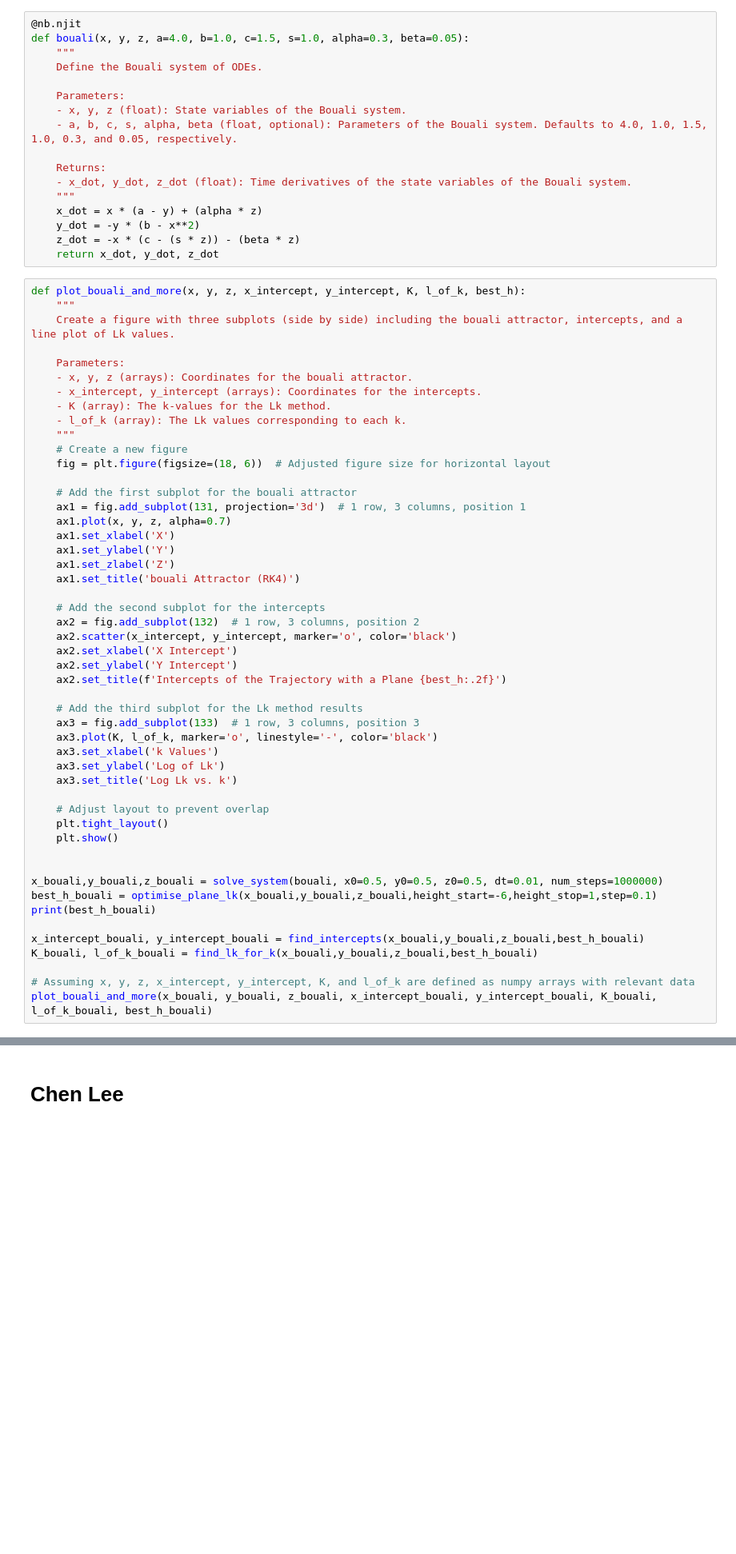
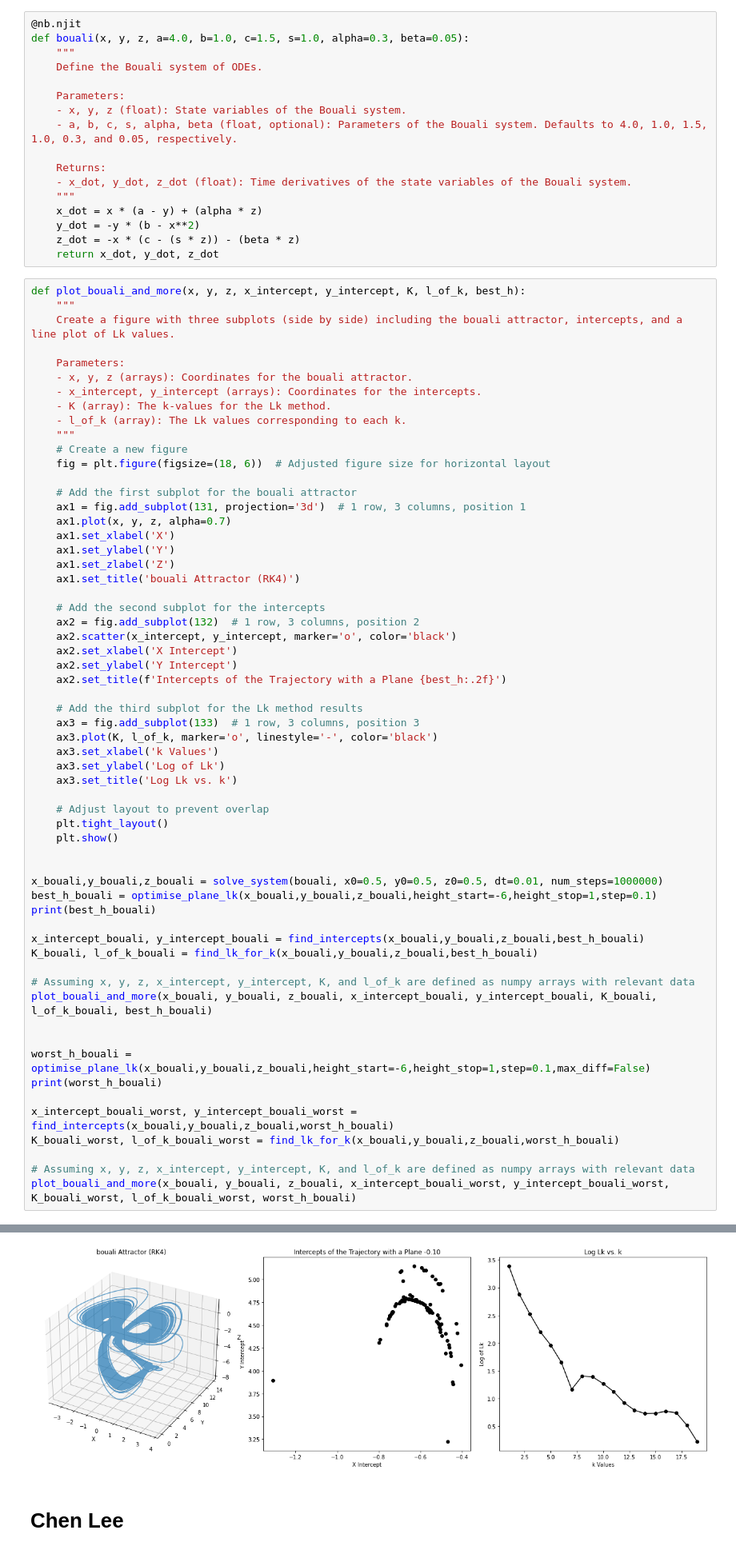
Before and after one commit to Frank0024/Projet_final_chaos, a Jupyter notebook: P&H_method copy.ipynb, the cells around one changed output, grey strips where cells are left out. Shown at 80% size. Saved outputs shown, nothing was run; the diff lists cells and outputs as text; blank space fills up the shorter version.

```diff
--- a/P&H_method copy.ipynb
+++ b/P&H_method copy.ipynb
@@ -471,6 +471,16 @@ K_bouali, l_of_k_bouali = find_lk_for_k(x_bouali,y_bouali,z_bouali,best_h_bouali
 
 # Assuming x, y, z, x_intercept, y_intercept, K, and l_of_k are defined as numpy arrays with relevant data
 plot_bouali_and_more(x_bouali, y_bouali, z_bouali, x_intercept_bouali, y_intercept_bouali, K_bouali, l_of_k_bouali, best_h_bouali)
+
+
+worst_h_bouali = optimise_plane_lk(x_bouali,y_bouali,z_bouali,height_start=-6,height_stop=1,step=0.1,max_diff=False)
+print(worst_h_bouali)
+
+x_intercept_bouali_worst, y_intercept_bouali_worst = find_intercepts(x_bouali,y_bouali,z_bouali,worst_h_bouali)
+K_bouali_worst, l_of_k_bouali_worst = find_lk_for_k(x_bouali,y_bouali,z_bouali,worst_h_bouali)
+
+# Assuming x, y, z, x_intercept, y_intercept, K, and l_of_k are defined as numpy arrays with relevant data
+plot_bouali_and_more(x_bouali, y_bouali, z_bouali, x_intercept_bouali_worst, y_intercept_bouali_worst, K_bouali_worst, l_of_k_bouali_worst, worst_h_bouali)
 # %% [output]
 -4.900000000000004
 [figure]
@@ -477,3 +488,4 @@ plot_bouali_and_more(x_bouali, y_bouali, z_bouali, x_intercept_bouali, y_interce
+[figure, added]
 # %% [markdown]
 # Chen Lee
 # %%
```
Also changed, not shown: parts of 1 cell of this notebook.
